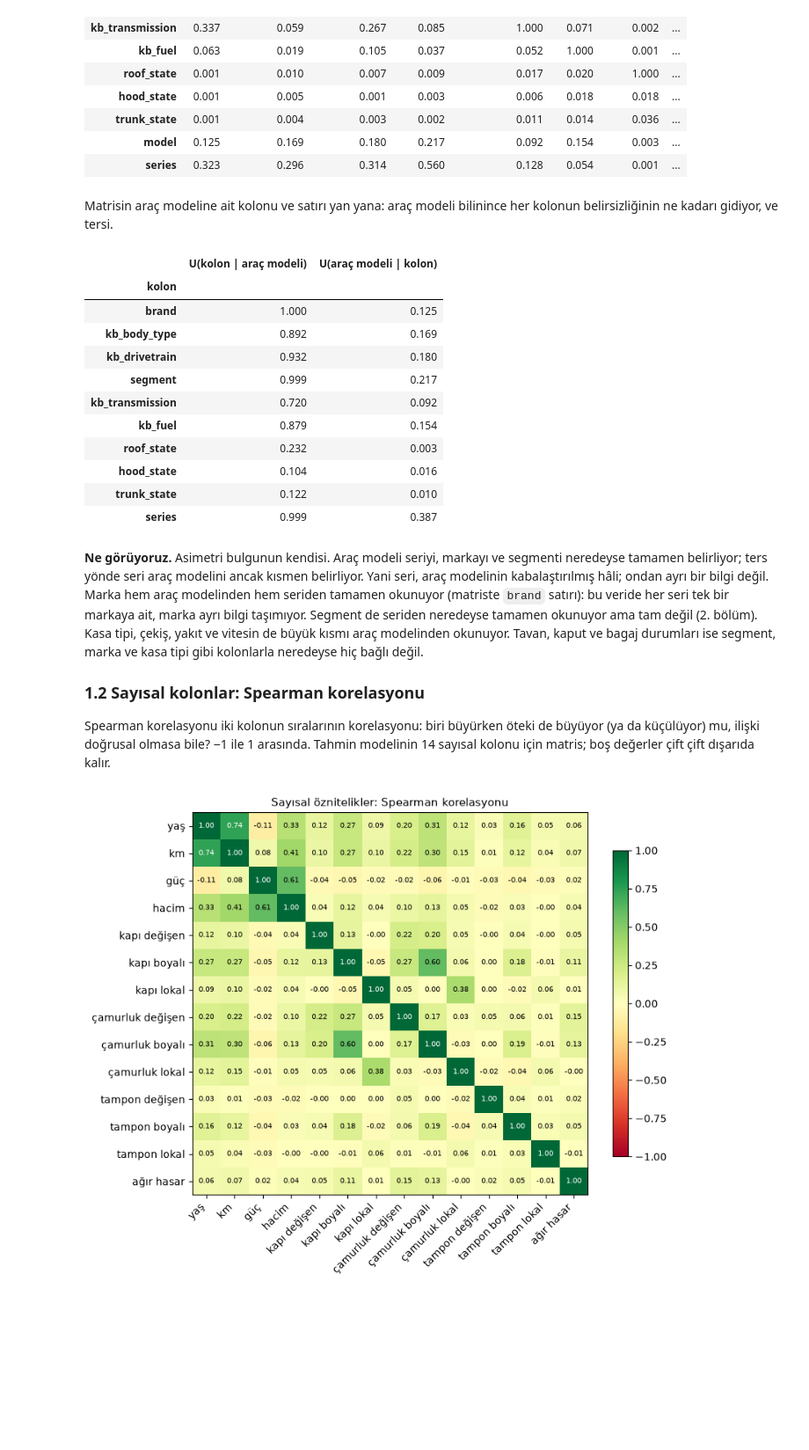
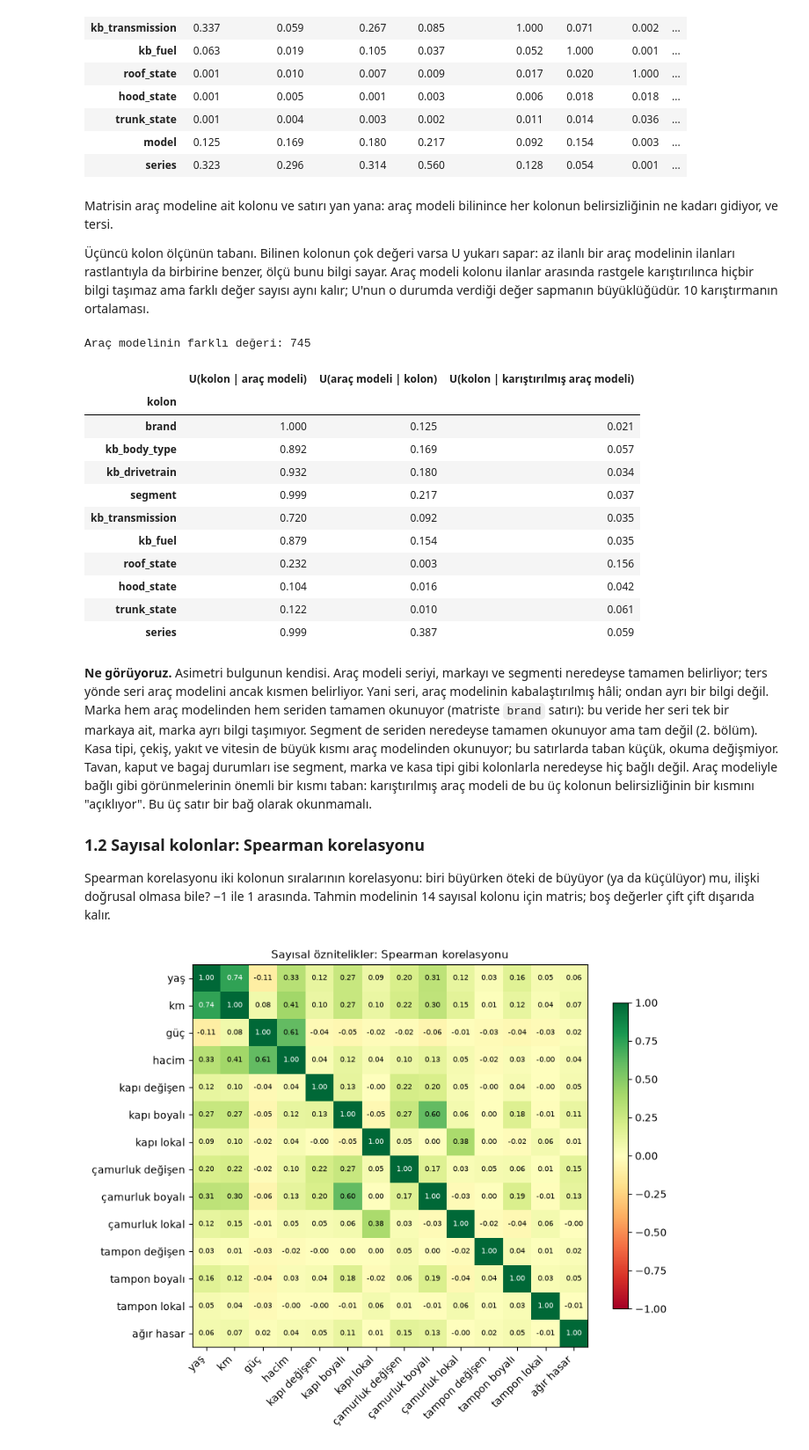
Before and after one commit to sadik-coban/car-price-prediction-pipeline, a Jupyter notebook: notebooks/2_what_drives_price.ipynb, the cells around one changed output. Shown at 88% size. Saved outputs shown, nothing was run; the diff lists cells and outputs as text; code cells hidden in the pictures; blank space fills up the shorter version.

```diff
--- a/notebooks/2_what_drives_price.ipynb
+++ b/notebooks/2_what_drives_price.ipynb
@@ -60,7 +60,9 @@ Defter 1. defterin kurduğu ilan tablosuyla çalışır: her ilanın en son tara
 büyük), tahmin modelinin kolonları `data.add_features` ile eklenmiş. Satırların nasıl seçildiği ve kolonların nasıl
 türetildiği 1. defterde.
 # %%
-listings = data.add_features(data.load_rows())
+SEED = 42   # defterin rastgele adımlarının (karıştırma, KMeans) tohumu
+rows_raw = data.load_rows()
+listings = data.add_features(rows_raw)
 print("İlanlar (satır, kolon):", listings.shape)
 # %% [output]
 İlanlar (satır, kolon): (29988, 133)
@@ -99,31 +101,48 @@ theils.round(3).rename_axis(index="a (belirlenen)", columns="b (bilinen)")
 # %% [markdown]
 Matrisin araç modeline ait kolonu ve satırı yan yana: araç modeli bilinince her kolonun belirsizliğinin ne kadarı
 gidiyor, ve tersi.
+
+Üçüncü kolon ölçünün tabanı. Bilinen kolonun çok değeri varsa U yukarı sapar: az ilanlı bir araç modelinin ilanları
+rastlantıyla da birbirine benzer, ölçü bunu bilgi sayar. Araç modeli kolonu ilanlar arasında rastgele karıştırılınca
+hiçbir bilgi taşımaz ama farklı değer sayısı aynı kalır; U'nun o durumda verdiği değer sapmanın büyüklüğüdür. 10
+karıştırmanın ortalaması.
 # %%
-asymmetry = pd.DataFrame({"given_model": theils["model"], "model_given": theils.loc["model"]}).drop("model")
+SHUFFLES = 10
+rng = np.random.default_rng(SEED)
+shuffled_models = [pd.Series(listings["model"].to_numpy()[rng.permutation(len(listings))], index=listings.index)
+                   for _ in range(SHUFFLES)]
+floor = [np.mean([association.theils_u(listings[a], shuffled) for shuffled in shuffled_models]) for a in categorical]
+print("Araç modelinin farklı değeri:", listings["model"].nunique())
+
+asymmetry = pd.DataFrame({"given_model": theils["model"], "model_given": theils.loc["model"],
+                          "given_shuffled_model": floor}).drop("model")
 
 asymmetry.round(3).rename_axis("kolon").rename(columns={"given_model": "U(kolon | araç modeli)",
-                                                        "model_given": "U(araç modeli | kolon)"})
+                                                        "model_given": "U(araç modeli | kolon)",
+                                                        "given_shuffled_model": "U(kolon | karıştırılmış araç modeli)"})
 # %% [output]
+Araç modelinin farklı değeri: 745
-|  | U(kolon | araç modeli) | U(araç modeli | kolon) |
-| kolon |  |  |
-| brand | 1.000 | 0.125 |
-| kb_body_type | 0.892 | 0.169 |
-| kb_drivetrain | 0.932 | 0.180 |
-| segment | 0.999 | 0.217 |
-| kb_transmission | 0.720 | 0.092 |
-| kb_fuel | 0.879 | 0.154 |
-| roof_state | 0.232 | 0.003 |
-| hood_state | 0.104 | 0.016 |
-| trunk_state | 0.122 | 0.010 |
-| series | 0.999 | 0.387 |
+|  | U(kolon | araç modeli) | U(araç modeli | kolon) | U(kolon | karıştırılmış araç modeli) |
+| kolon |  |  |  |
+| brand | 1.000 | 0.125 | 0.021 |
+| kb_body_type | 0.892 | 0.169 | 0.057 |
+| kb_drivetrain | 0.932 | 0.180 | 0.034 |
+| segment | 0.999 | 0.217 | 0.037 |
+| kb_transmission | 0.720 | 0.092 | 0.035 |
+| kb_fuel | 0.879 | 0.154 | 0.035 |
+| roof_state | 0.232 | 0.003 | 0.156 |
+| hood_state | 0.104 | 0.016 | 0.042 |
+| trunk_state | 0.122 | 0.010 | 0.061 |
+| series | 0.999 | 0.387 | 0.059 |
 # %% [markdown]
 **Ne görüyoruz.** Asimetri bulgunun kendisi. Araç modeli seriyi, markayı ve segmenti neredeyse tamamen belirliyor;
 ters yönde seri araç modelini ancak kısmen belirliyor. Yani seri, araç modelinin kabalaştırılmış hâli; ondan ayrı
 bir bilgi değil. Marka hem araç modelinden hem seriden tamamen okunuyor (matriste `brand` satırı): bu veride her
 seri tek bir markaya ait, marka ayrı bilgi taşımıyor. Segment de seriden neredeyse tamamen okunuyor ama tam değil
-(2. bölüm). Kasa tipi, çekiş, yakıt ve vitesin de büyük kısmı araç modelinden okunuyor. Tavan, kaput ve bagaj
-durumları ise segment, marka ve kasa tipi gibi kolonlarla neredeyse hiç bağlı değil.
+(2. bölüm). Kasa tipi, çekiş, yakıt ve vitesin de büyük kısmı araç modelinden okunuyor; bu satırlarda taban küçük,
+okuma değişmiyor. Tavan, kaput ve bagaj durumları ise segment, marka ve kasa tipi gibi kolonlarla neredeyse hiç
+bağlı değil. Araç modeliyle bağlı gibi görünmelerinin önemli bir kısmı taban: karıştırılmış araç modeli de bu üç
+kolonun belirsizliğinin bir kısmını "açıklıyor". Bu üç satır bir bağ olarak okunmamalı.
 
 ### 1.2 Sayısal kolonlar: Spearman korelasyonu
 
```
Also changed, not shown: parts of 72 cells of this notebook, 2 other files.
